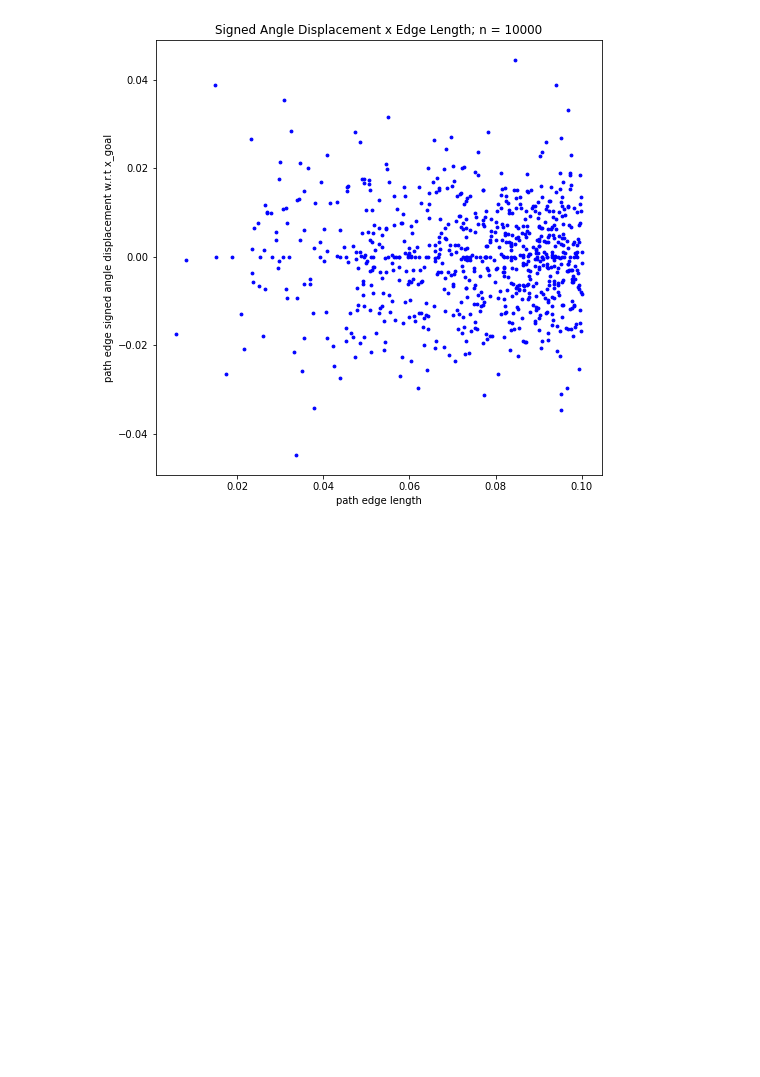
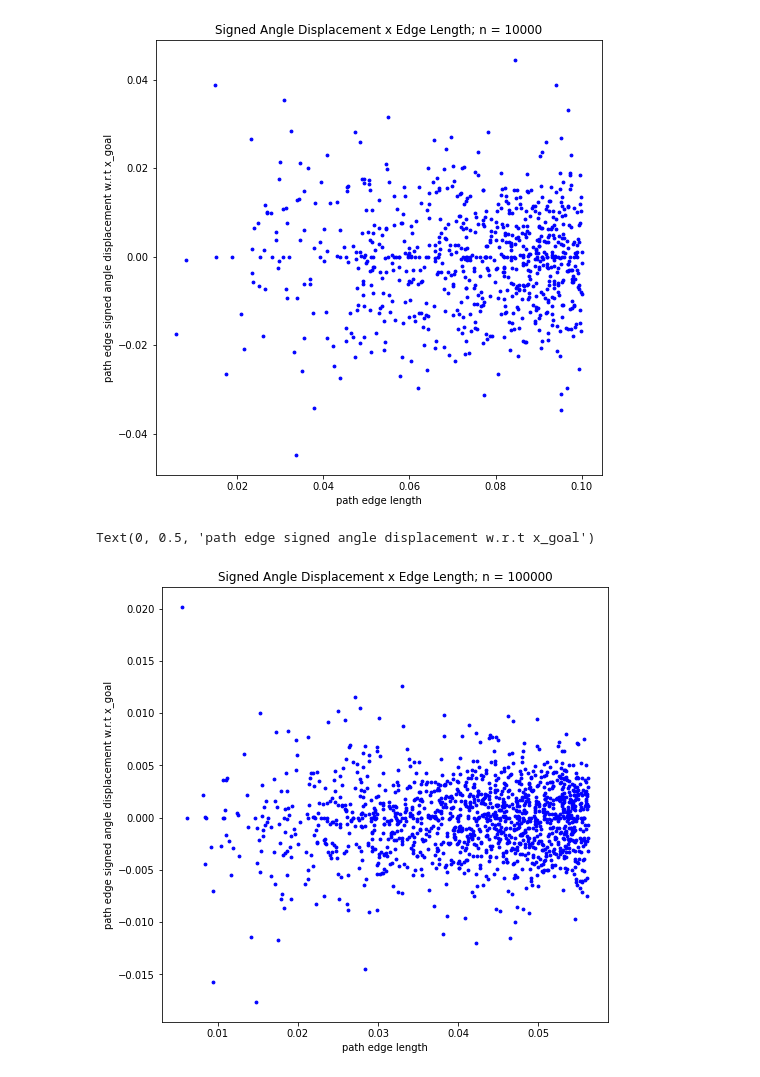
Before and after one commit to womeiyouleezi/janson-research, a Jupyter notebook: 6-4-20.ipynb, the cells around one changed output. Drawn from its saved outputs; the diff is of its cells as text; code cells hidden in the pictures; blank space fills up the shorter version.

```diff
--- a/6-4-20.ipynb
+++ b/6-4-20.ipynb
@@ -64,3 +64,30 @@ plt.ylabel('path edge signed angle displacement w.r.t x_goal')
 # %% [output]
 Text(0, 0.5, 'path edge signed angle displacement w.r.t x_goal')
 [figure]
+# %%
+n = 100000
+D = 2
+x_scatter = []; y_scatter = []
+
+# pickling
+
+for i in range(1,51):
+    f = open("slurm scripts/data/06-04-20/n100000/"+str(i)+"-dim"+str(D)+"-n"+str(n)+"_plotpoints.pkl","rb")
+    load = pickle.load(f)
+    f.close()
+
+    x_scatter.extend(load[0])
+    y_scatter.extend(load[1])
+
+plt.figure(figsize=(8,8))
+axes = plt.gca()
+#axes.set_xlim([0,0.15])
+#axes.margins(y=0.01)
+
+plt.scatter(x_scatter, y_scatter, s=8, c='blue')
+plt.title('Signed Angle Displacement x Edge Length; n = '+str(n))
+plt.xlabel('path edge length')
+plt.ylabel('path edge signed angle displacement w.r.t x_goal')
+# %% [output]
+Text(0, 0.5, 'path edge signed angle displacement w.r.t x_goal')
+[figure, added]
```
Also changed, not shown: 3 other files.
